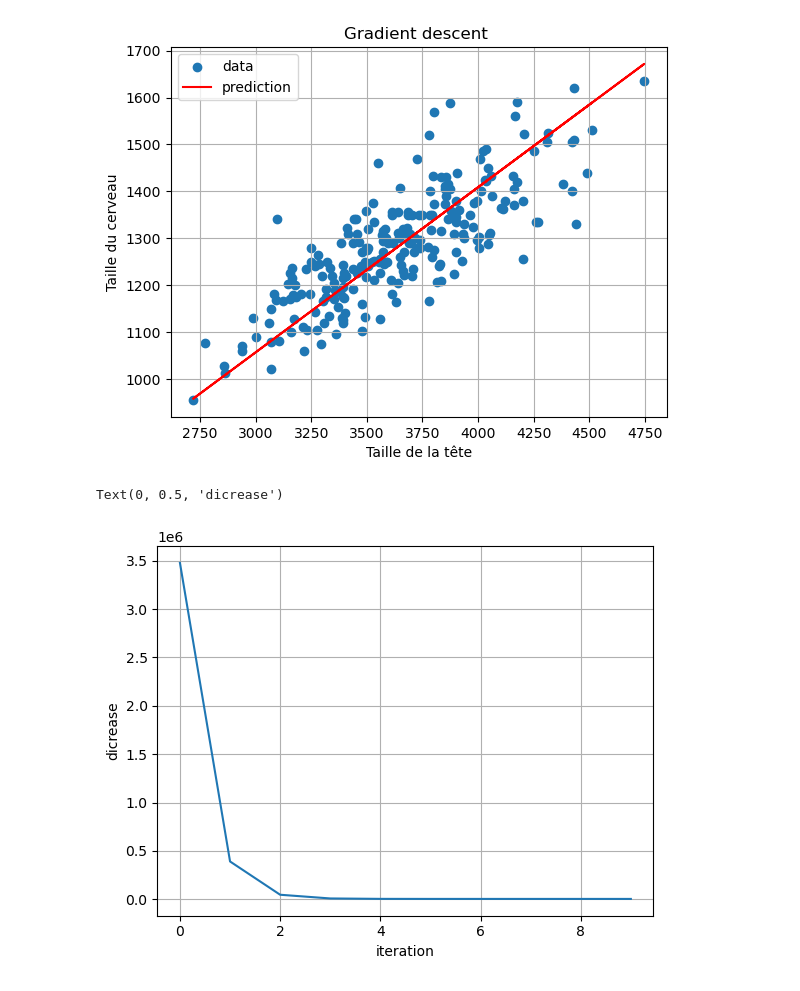
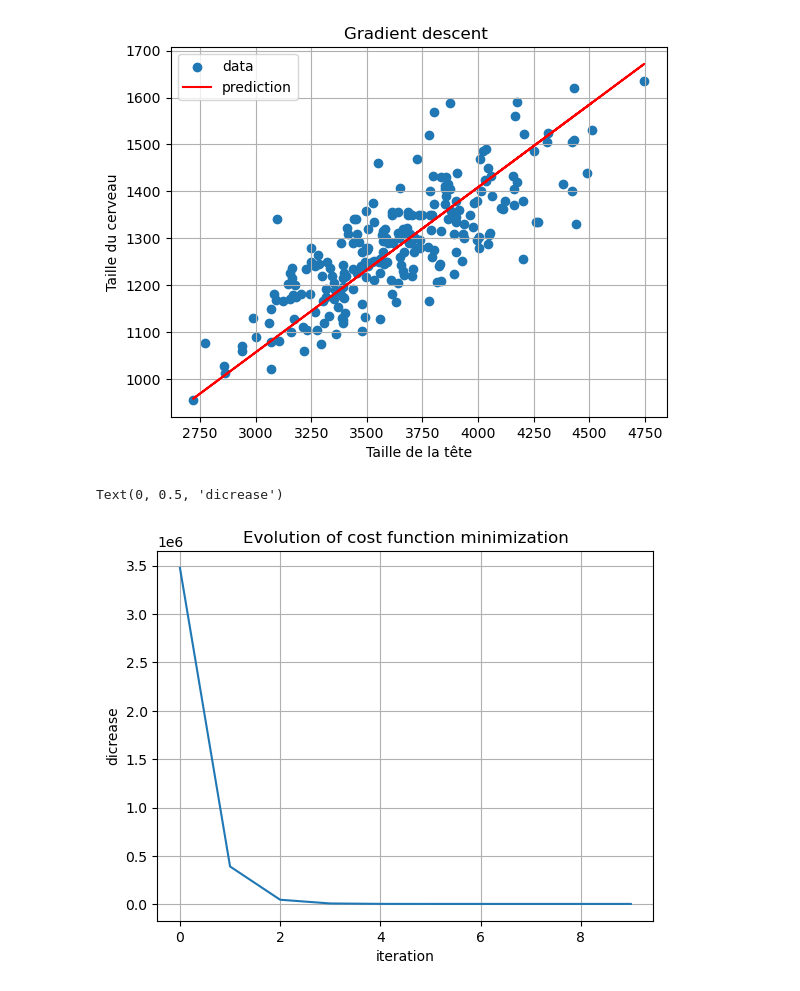
Before and after one commit to johnatanAvotsoa/Datascience_training, a Jupyter notebook: notebooks/gradient_descent.ipynb, the cells around one changed output. Cells and saved outputs as stored; diff of their text form; code cells hidden in the pictures.

```diff
--- a/notebooks/gradient_descent.ipynb
+++ b/notebooks/gradient_descent.ipynb
@@ -56,8 +56,9 @@ plt.legend()
 # %%
 plt.plot(cost_history)
 plt.grid(True)
+plt.title("Evolution of cost function minimization")
 plt.xlabel("iteration")
 plt.ylabel("dicrease")
 # %% [output]
 Text(0, 0.5, 'dicrease')
-[figure, old version]
+[figure, new version]
```
Also changed, not shown: 4 other files.
